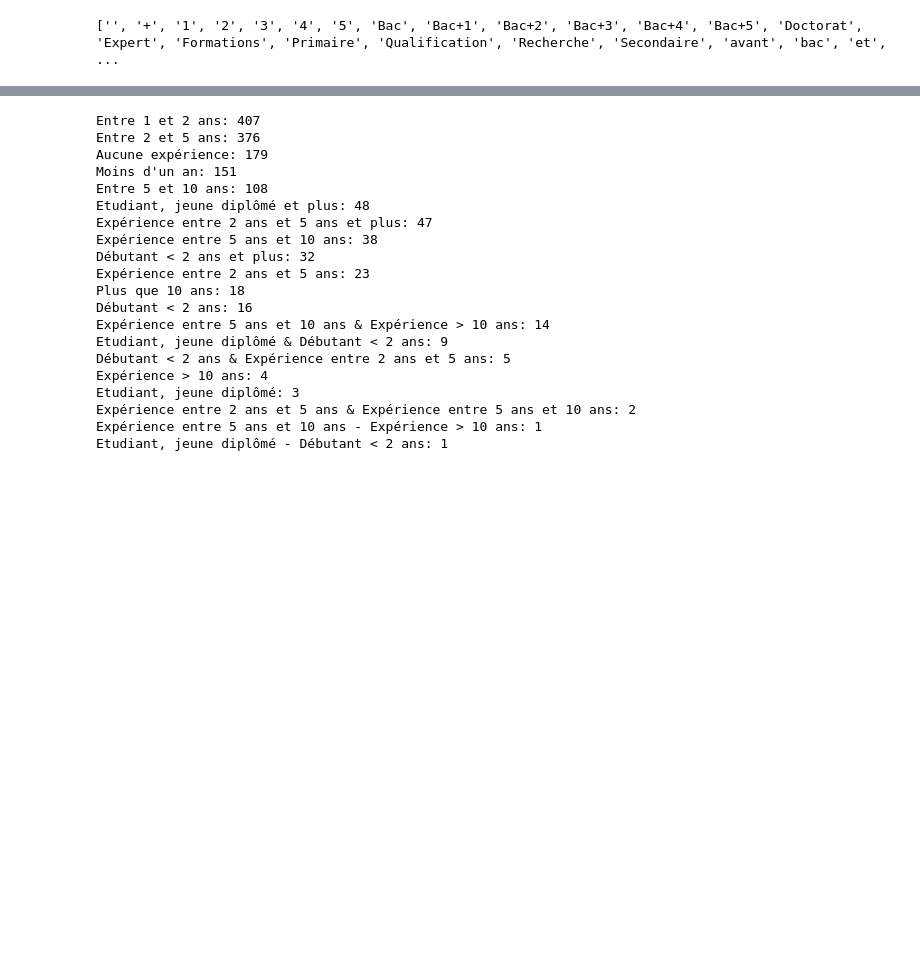
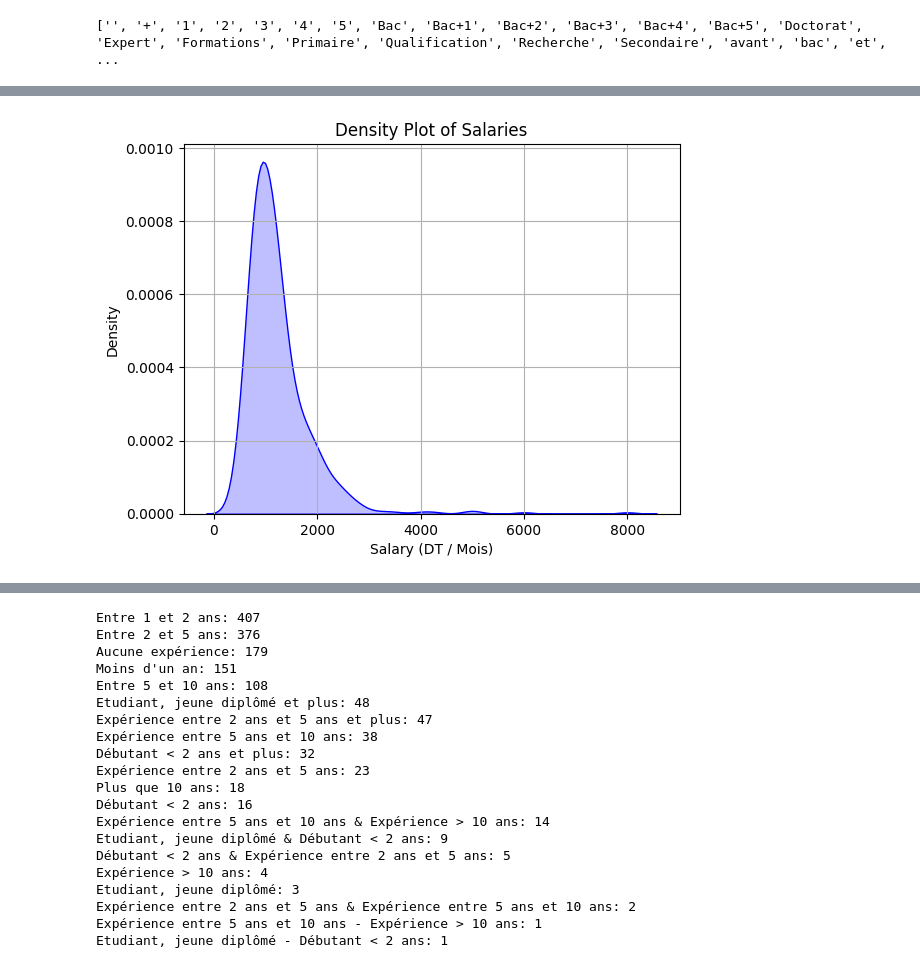
Before and after one commit to ImtiezMrad/ML-project, a Jupyter notebook: tanitjobsscrapper/data_preparation.ipynb, the cells around one changed output, grey strips where cells are left out. Saved outputs shown, nothing was run; the diff lists cells and outputs as text; code cells hidden in the pictures; blank space fills up the shorter version.

```diff
--- a/tanitjobsscrapper/data_preparation.ipynb
+++ b/tanitjobsscrapper/data_preparation.ipynb
@@ -465,0 +358,43 @@ matching_rows.head(10)
+# %%
+import pandas as pd
+import numpy as np
+import seaborn as sns
+import matplotlib.pyplot as plt
+
+# Function to process the salary column
+def process_salary(salary):
+    if salary is None or pd.isna(salary) or "DT / Mois" not in salary:
+        return np.nan
+    salary = salary.replace(" DT / Mois", "").replace(",", ".")
+    if "-" in salary:
+        try:
+            low, high = map(float, salary.split(" - "))
+            if low <= 100 or high <= 100:  # Outliers
+                return np.nan
+            return (low + high) / 2
+        except ValueError:
+            return np.nan
+    else:
+        try:
+            value = float(salary)
+            if value <= 100:  # Outliers
+                return np.nan
+            return value
+        except ValueError:
+            return np.nan
+
+# Apply the processing
+combined_df["Processed_Salary"] = combined_df["Salary"].apply(process_salary)
+
+# Select only valid values (ignoring NaN in plotting)
+valid_salaries = combined_df["Processed_Salary"]
+
+# Plot the density (NaN values are automatically ignored)
+sns.kdeplot(valid_salaries, fill=True, color="blue")
+plt.title("Density Plot of Salaries")
+plt.xlabel("Salary (DT / Mois)")
+plt.ylabel("Density")
+plt.grid(True)
+plt.show()
+# %% [output]
+[figure, added]
```
Also changed, not shown: parts of 14 cells of this notebook.
